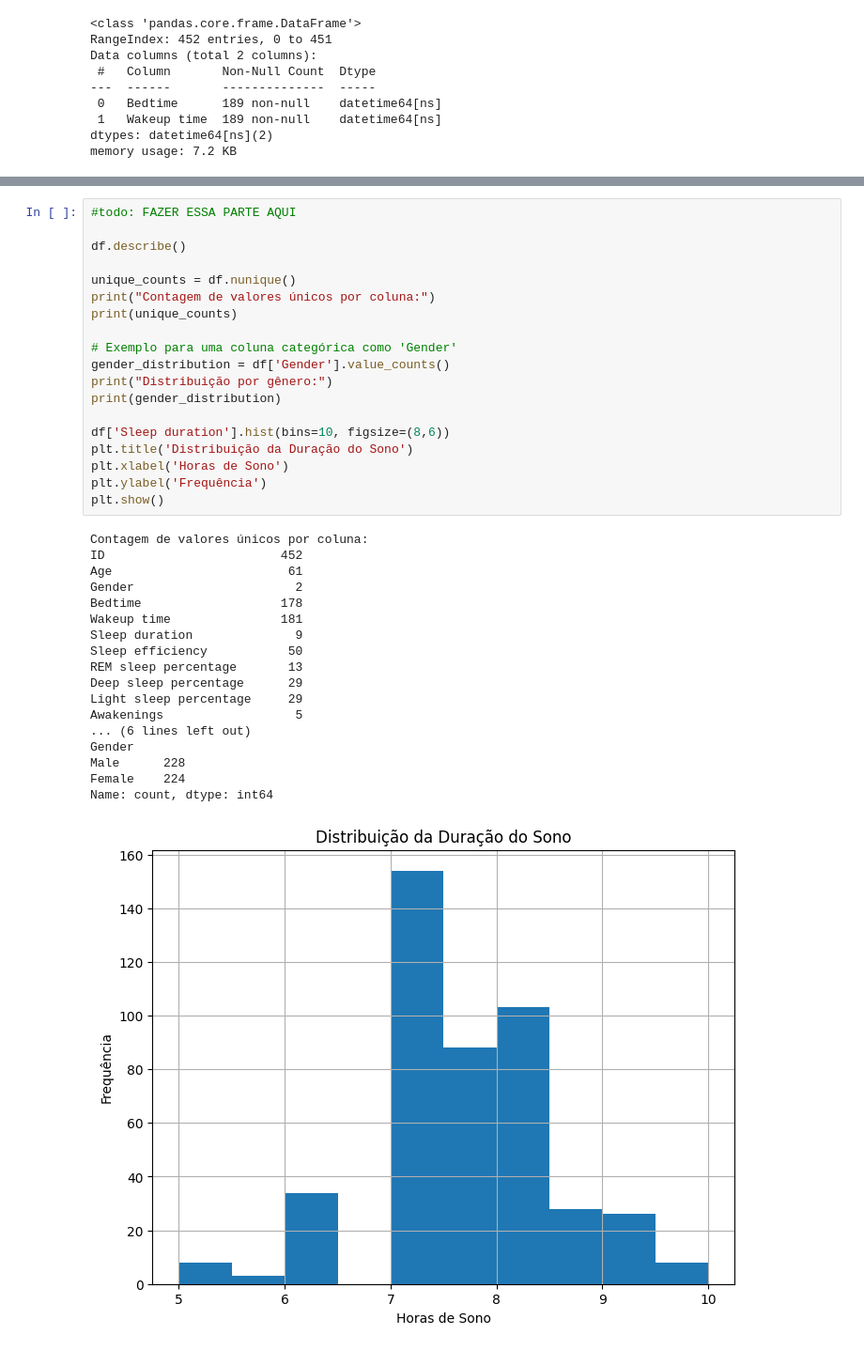
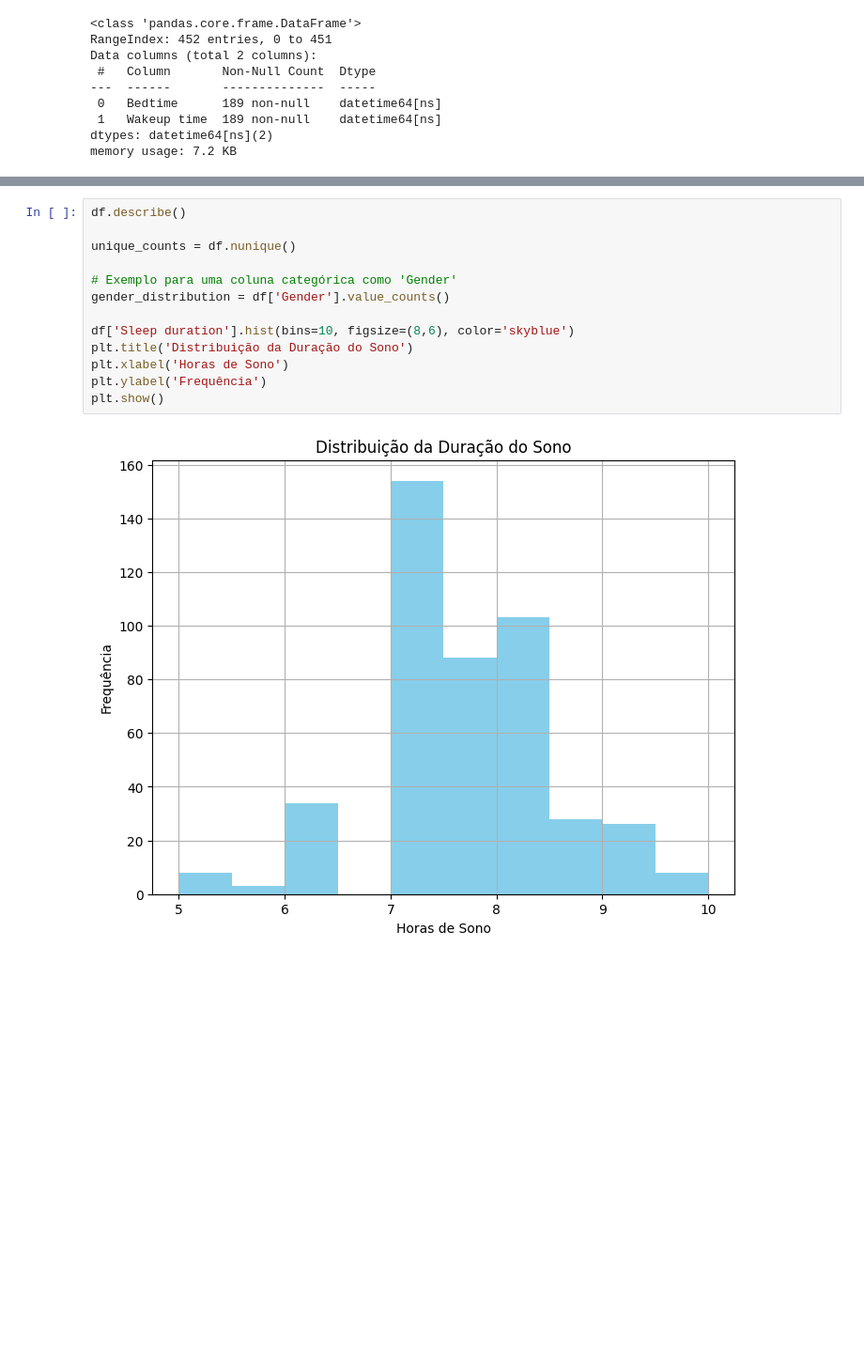
Before and after one commit to thainazanfolin/min_sleep_efficiency, a Jupyter notebook: Projeto_Min_Sleep_Efficiency.ipynb, the cells around one changed output, grey strips where cells are left out. Shown at 94% size. Drawn from its saved outputs; the diff is of its cells as text; blank space fills up the shorter version.

```diff
--- a/Projeto_Min_Sleep_Efficiency.ipynb
+++ b/Projeto_Min_Sleep_Efficiency.ipynb
@@ -321,38 +408,15 @@ Eficiencia do sono x Tempo de sono
 # %%
-#todo: FAZER ESSA PARTE AQUI
-
 df.describe()
 
 unique_counts = df.nunique()
-print("Contagem de valores únicos por coluna:")
-print(unique_counts)
 
 # Exemplo para uma coluna categórica como 'Gender'
 gender_distribution = df['Gender'].value_counts()
-print("Distribuição por gênero:")
-print(gender_distribution)
 
-df['Sleep duration'].hist(bins=10, figsize=(8,6))
+df['Sleep duration'].hist(bins=10, figsize=(8,6), color='skyblue')
 plt.title('Distribuição da Duração do Sono')
 plt.xlabel('Horas de Sono')
 plt.ylabel('Frequência')
 plt.show()
 # %% [output]
-Contagem de valores únicos por coluna:
-ID                        452
-Age                        61
-Gender                      2
-Bedtime                   178
-Wakeup time               181
-Sleep duration              9
-Sleep efficiency           50
-REM sleep percentage       13
-Deep sleep percentage      29
-Light sleep percentage     29
-Awakenings                  5
-... (6 lines left out)
-Gender
-Male      228
-Female    224
-Name: count, dtype: int64
-[figure, old version]
+[figure, new version]
```
Also changed, not shown: parts of 13 cells of this notebook.
